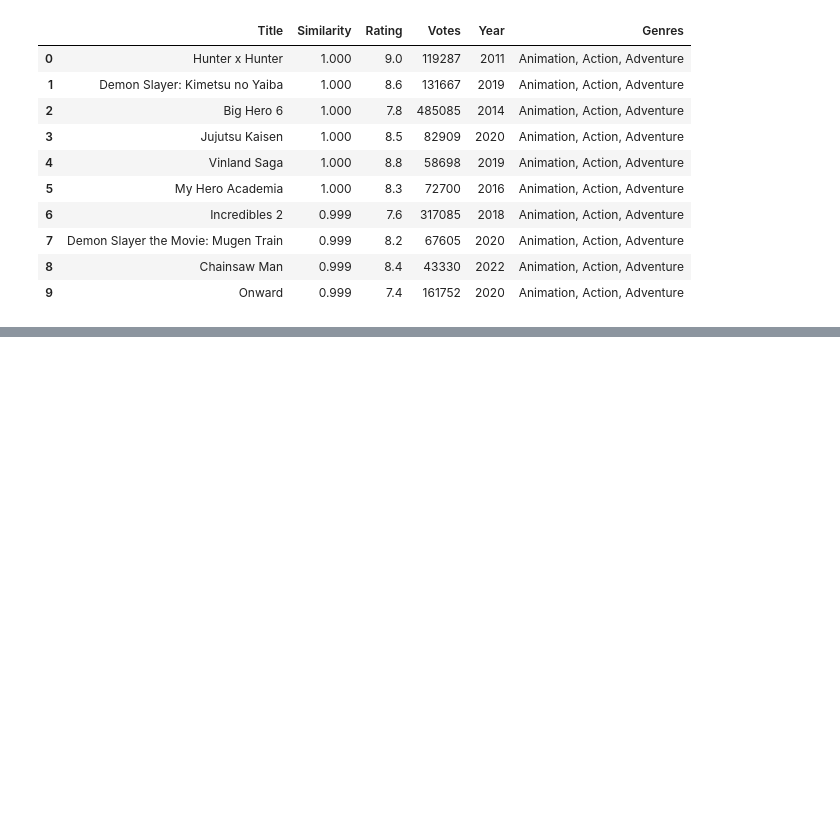
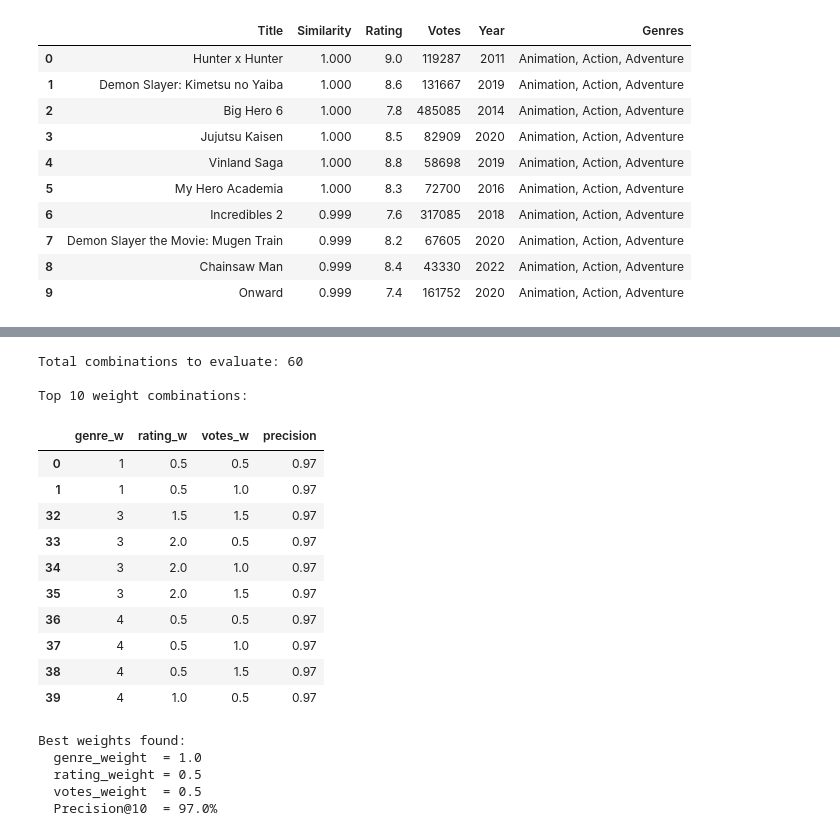
Before and after one commit to hengxu07/anime-recommender, a Jupyter notebook: anime_project.ipynb, the cells around one changed output, grey strips where cells are left out. Cells and saved outputs as stored; diff of their text form; code cells hidden in the pictures; blank space fills up the shorter version.

```diff
--- a/anime_project.ipynb
+++ b/anime_project.ipynb
@@ -711,0 +808,74 @@ TEST 6: All filters combined
+# %%
+import itertools
+
+# ── Define the search space ──────────────────────────────────────────────────
+# These are the candidate values for each weight.
+# Choosing a range around our current values (genre=3, rating=1, votes=1)
+# so we explore both tighter and looser settings.
+
+genre_weights  = [1, 2, 3, 4, 5]
+rating_weights = [0.5, 1.0, 1.5, 2.0]
+votes_weights  = [0.5, 1.0, 1.5]
+
+all_combinations = list(itertools.product(genre_weights, rating_weights, votes_weights))
+print(f"Total combinations to evaluate: {len(all_combinations)}")
+
+# ── Rebuild the base features (genres + normalized rating/votes) ─────────────
+# We separate them so we can rescale each independently inside the loop.
+
+genre_dummies  = df_clean['Genre'].str.get_dummies(sep=', ')
+rating_norm    = (df_clean['User Rating'] - df_clean['User Rating'].min()) / \
+                 (df_clean['User Rating'].max() - df_clean['User Rating'].min())
+votes_norm_raw = df_clean['Votes Norm'] / df_clean['Votes Norm'].max()
+
+# ── Run grid search ──────────────────────────────────────────────────────────
+# For each combination of weights:
+#   1. Build the feature matrix with those weights applied
+#   2. Score it with precision_at_k (sample_size=100 for speed during search)
+#   3. Track the best-scoring combination
+
+results = []
+
+for gw, rw, vw in all_combinations:
+    # Build feature matrix for this weight combination
+    fm = pd.concat([
+        (rating_norm * rw).rename('Rating Norm'),
+        (votes_norm_raw * vw).rename('Votes Norm'),
+        genre_dummies * gw,
+    ], axis=1).values
+
+    score = precision_at_k(fm, df_clean, sample_size=100)
+    results.append({'genre_w': gw, 'rating_w': rw, 'votes_w': vw, 'precision': score})
+
+results_df = pd.DataFrame(results).sort_values('precision', ascending=False)
+
+print("\nTop 10 weight combinations:")
+display(results_df.head(10))
+
+# ── Best combination ─────────────────────────────────────────────────────────
+best = results_df.iloc[0]
+print(f"\nBest weights found:")
+print(f"  genre_weight  = {best['genre_w']}")
+print(f"  rating_weight = {best['rating_w']}")
+print(f"  votes_weight  = {best['votes_w']}")
+print(f"  Precision@10  = {best['precision']:.1%}")
+# %% [output]
+Total combinations to evaluate: 60
+
+Top 10 weight combinations:
+|  | genre_w | rating_w | votes_w | precision |
+| 0 | 1 | 0.5 | 0.5 | 0.97 |
+| 1 | 1 | 0.5 | 1.0 | 0.97 |
+| 32 | 3 | 1.5 | 1.5 | 0.97 |
+| 33 | 3 | 2.0 | 0.5 | 0.97 |
+| 34 | 3 | 2.0 | 1.0 | 0.97 |
+| 35 | 3 | 2.0 | 1.5 | 0.97 |
+| 36 | 4 | 0.5 | 0.5 | 0.97 |
+| 37 | 4 | 0.5 | 1.0 | 0.97 |
+| 38 | 4 | 0.5 | 1.5 | 0.97 |
+| 39 | 4 | 1.0 | 0.5 | 0.97 |
+Best weights found:
+  genre_weight  = 1.0
+  rating_weight = 0.5
+  votes_weight  = 0.5
+  Precision@10  = 97.0%
```
Also changed, not shown: parts of 4 cells of this notebook.
